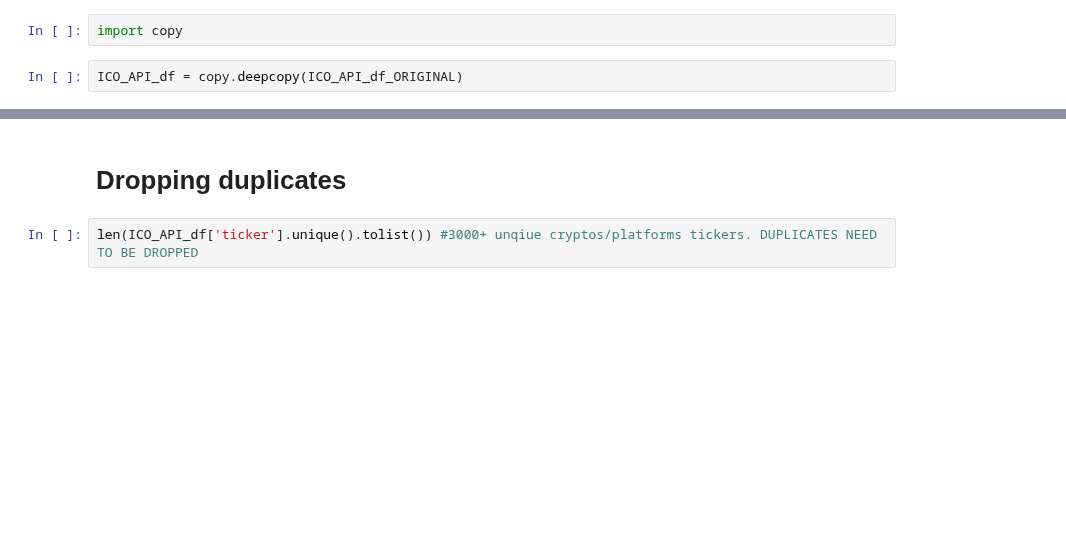
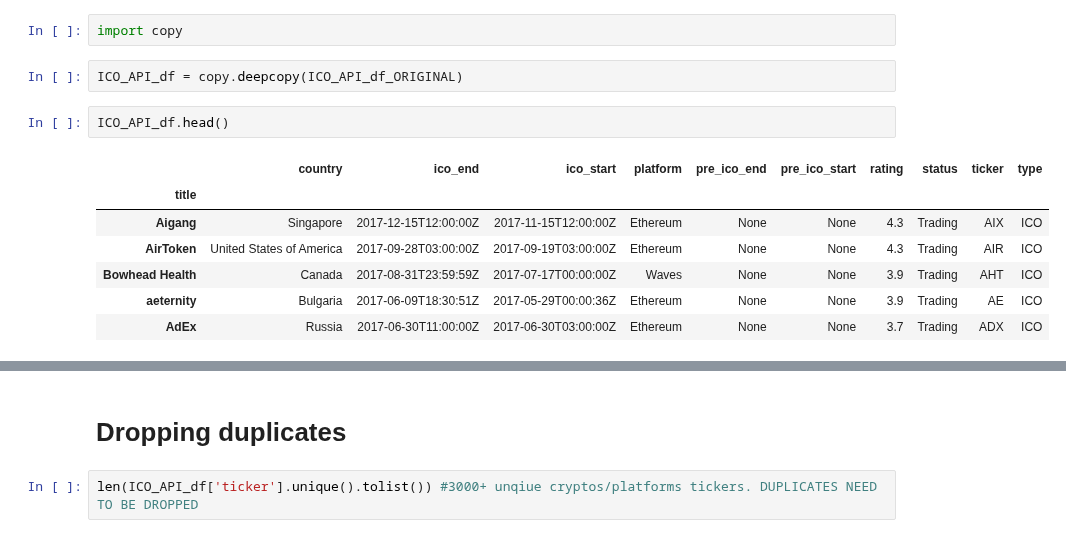
Before and after one commit to eccadena/ICO_Viability_Index, a Jupyter notebook: notebooks/libs/Eric/ready/trackIPO_final.ipynb, the cells around one changed output, grey strips where cells are left out. Saved outputs shown, nothing was run; the diff lists cells and outputs as text; blank space fills up the shorter version.

```diff
--- a/notebooks/libs/Eric/ready/trackIPO_final.ipynb
+++ b/notebooks/libs/Eric/ready/trackIPO_final.ipynb
@@ -112,3 +195,13 @@ Wall time: 9min 6s
 import copy
 # %%
 ICO_API_df = copy.deepcopy(ICO_API_df_ORIGINAL)
+# %%
+ICO_API_df.head()
+# %% [output]
+|  | country | ico_end | ico_start | platform | pre_ico_end | pre_ico_start | rating | status | ticker | type |
+| title |  |  |  |  |  |  |  |  |  |  |
+| Aigang | Singapore | 2017-12-15T12:00:00Z | 2017-11-15T12:00:00Z | Ethereum | None | None | 4.3 | Trading | AIX | ICO |
+| AirToken | United States of America | 2017-09-28T03:00:00Z | 2017-09-19T03:00:00Z | Ethereum | None | None | 4.3 | Trading | AIR | ICO |
+| Bowhead Health | Canada | 2017-08-31T23:59:59Z | 2017-07-17T00:00:00Z | Waves | None | None | 3.9 | Trading | AHT | ICO |
+| aeternity | Bulgaria | 2017-06-09T18:30:51Z | 2017-05-29T00:00:36Z | Ethereum | None | None | 3.9 | Trading | AE | ICO |
+| AdEx | Russia | 2017-06-30T11:00:00Z | 2017-06-30T03:00:00Z | Ethereum | None | None | 3.7 | Trading | ADX | ICO |
```
Also changed, not shown: parts of 11 cells of this notebook, 2 other files.
